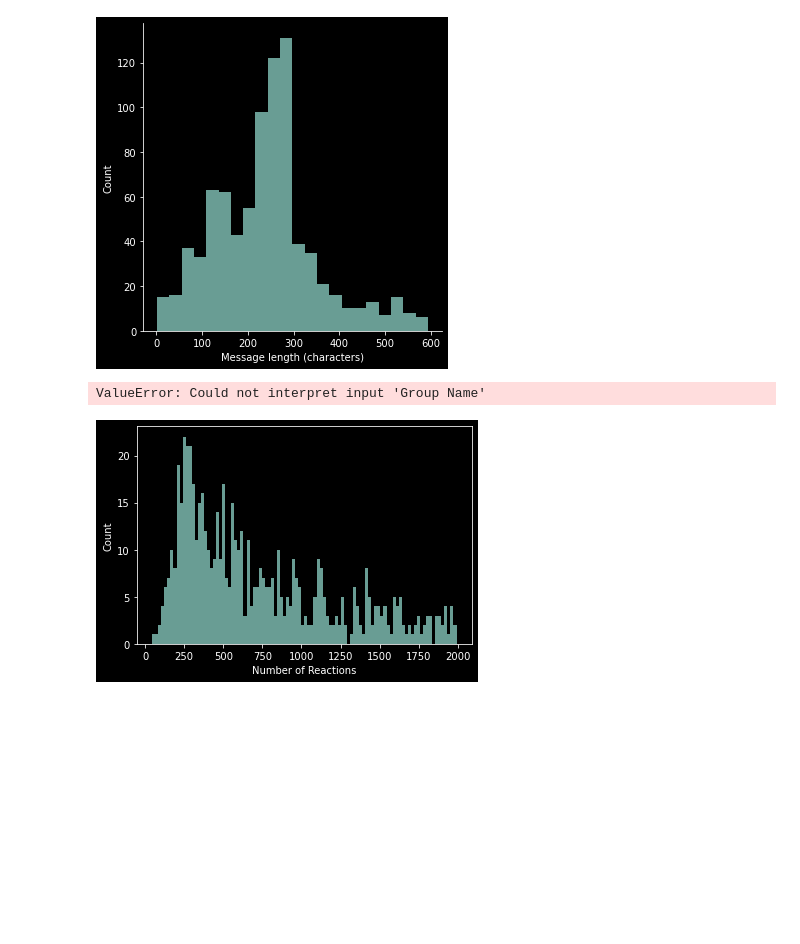
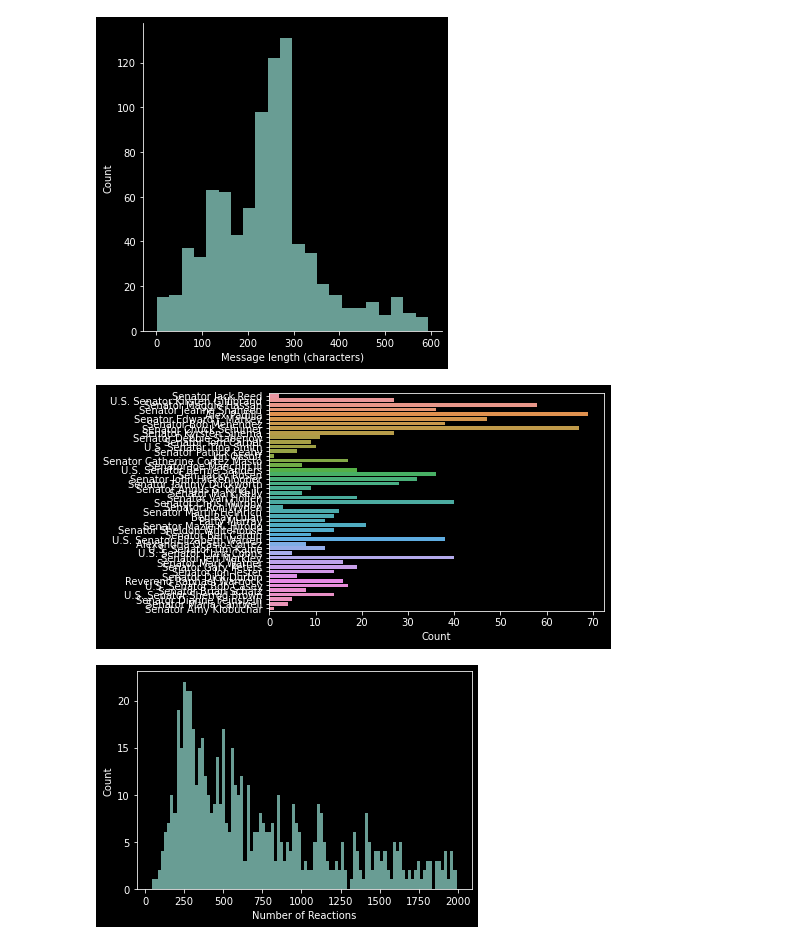
Before and after one commit to MoritzSchueler96/TUM-, a Jupyter notebook: data exploration/exploration_USParties.ipynb, the cells around one changed output. Saved outputs shown, nothing was run; the diff lists cells and outputs as text; code cells hidden in the pictures; blank space fills up the shorter version.

```diff
--- a/data exploration/exploration_USParties.ipynb
+++ b/data exploration/exploration_USParties.ipynb
@@ -384,11 +541,11 @@ plt.savefig(f'{figure_path}/message_length_dist.pdf', bbox_inches = 'tight', pad
 # %% [output]
 [figure]
 # %%
-plt = sb.countplot(y="Group Name", data=df)
+plt = sb.countplot(y="Name", data=df)
 plt.set(xlabel="Count", ylabel="")
 plt.figure.savefig(f'{figure_path}/group_dist.pdf', bbox_inches = 'tight', pad_inches = 0)
 # %% [output]
-ValueError: Could not interpret input 'Group Name'
+[figure, added]
 # %%
 df_score_filtered = df[(df.reactions_sum < 2000)]
 plt = sb.histplot(data=df_score_filtered['reactions_sum'], bins=100)
```
Also changed, not shown: parts of 23 cells of this notebook, 2 other files.
